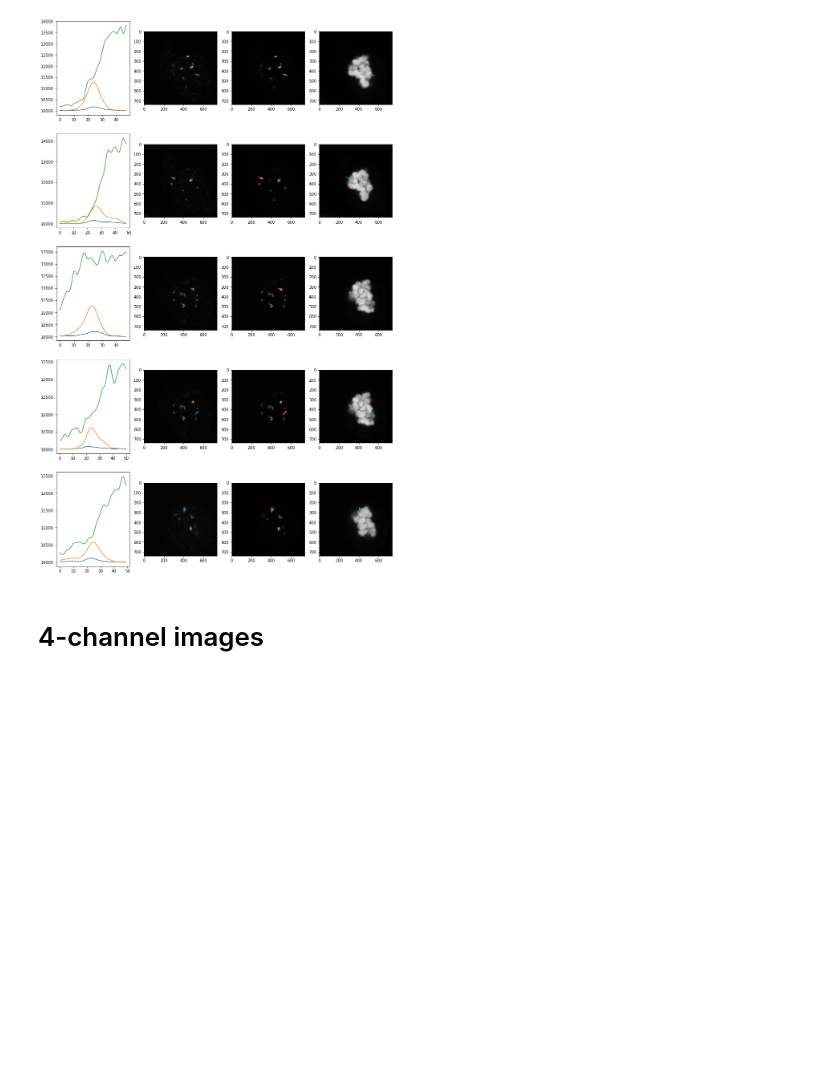
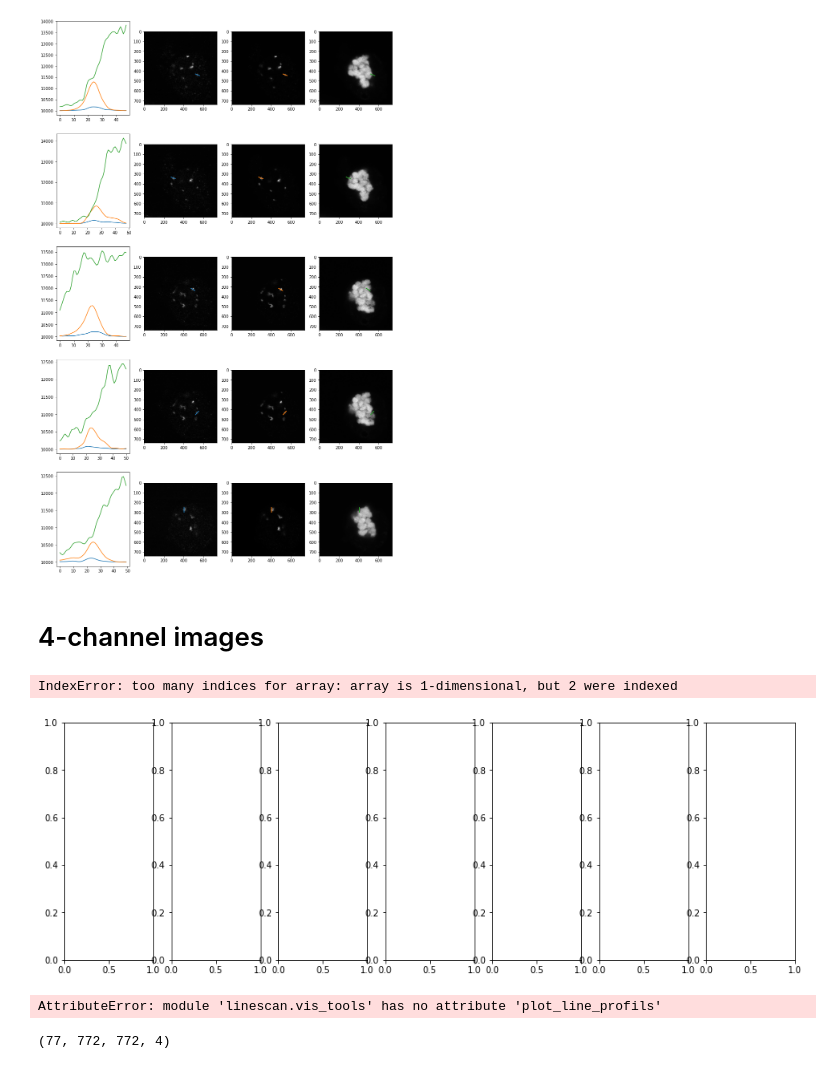
Before and after one commit to cchlanger/linescan_tool, a Jupyter notebook: test_vis.ipynb, the cells around one changed output. Drawn from its saved outputs; the diff is of its cells as text; code cells hidden in the pictures; blank space fills up the shorter version.

```diff
--- a/test_vis.ipynb
+++ b/test_vis.ipynb
@@ -90,7 +129,24 @@ vis_tools.plot_line_profiles(
 [figure]
 # %% [markdown]
 # 4-channel images
+# %%
+rois_4c = [str(Path.home())+"/gerlich/experiments/Experiments_005400/005406/plot_profiles/wapl_dep/Scc1_EdU_Hoechst_211206_5348_2096_g2_18h_rel_wap_dep_6h_hemi_stlc_zoom4_8_cycb1_scc1_edu_hoechst_rep1-03-72-74.tif_registered.tif/positions.zip"]
+images_4c = [str(Path.home())+"/gerlich/experiments/Experiments_005400/005406/images/211206_5348_2096_g2_18h_rel_wap_dep_6h_hemi_stlc_zoom4_8_cycb1_scc1_edu_hoechst_rep1-03-72-74.tif_registered.tif"]
+channels = ["cyclinb1", "scc1", "edu", "hoechst"]
 # %%
-# vis_tools.plot_image_and_profiles(
-#     images_4c[0], rois_4c[0], number_of_channels=4, disp_channels=[1,2,3,4]
-# )
+vis_tools.plot_image_and_profiles(
+    images_4c[0], rois_4c[0], number_of_channels=4, disp_channels=[1,2,3,4]
+)
+# %% [output]
+IndexError: too many indices for array: array is 1-dimensional, but 2 were indexed
+[figure, added]
+# %%
+vis_tools.plot_line_profiles(
+    images_4c[0], rois_4c[0], number_of_channels=4, disp_channels=[1,2,3,4]
+)
+# %% [output]
+AttributeError: module 'linescan.vis_tools' has no attribute 'plot_line_profils'
+# %%
+image.shape
+# %% [output]
+(77, 772, 772, 4)
```
Also changed, not shown: parts of 10 cells of this notebook.
